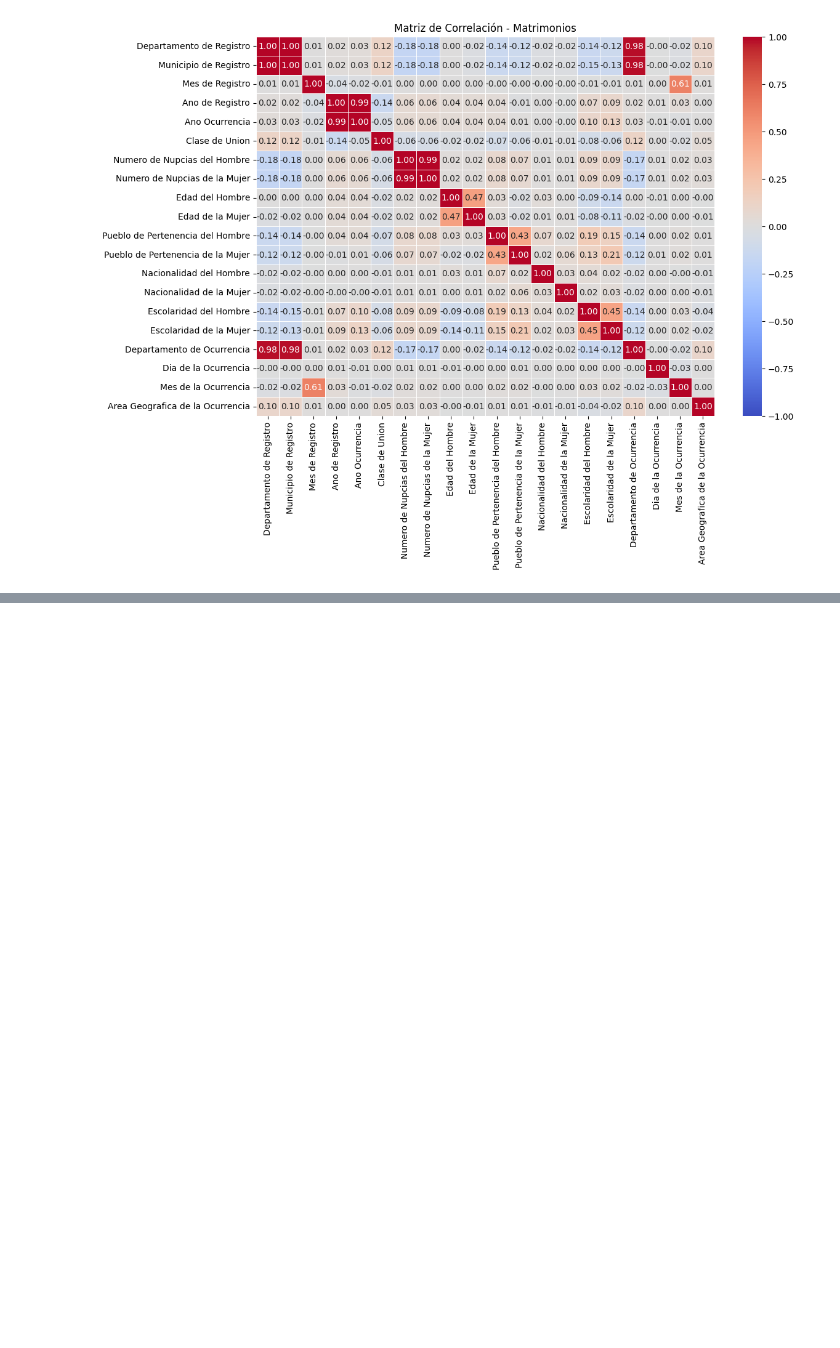
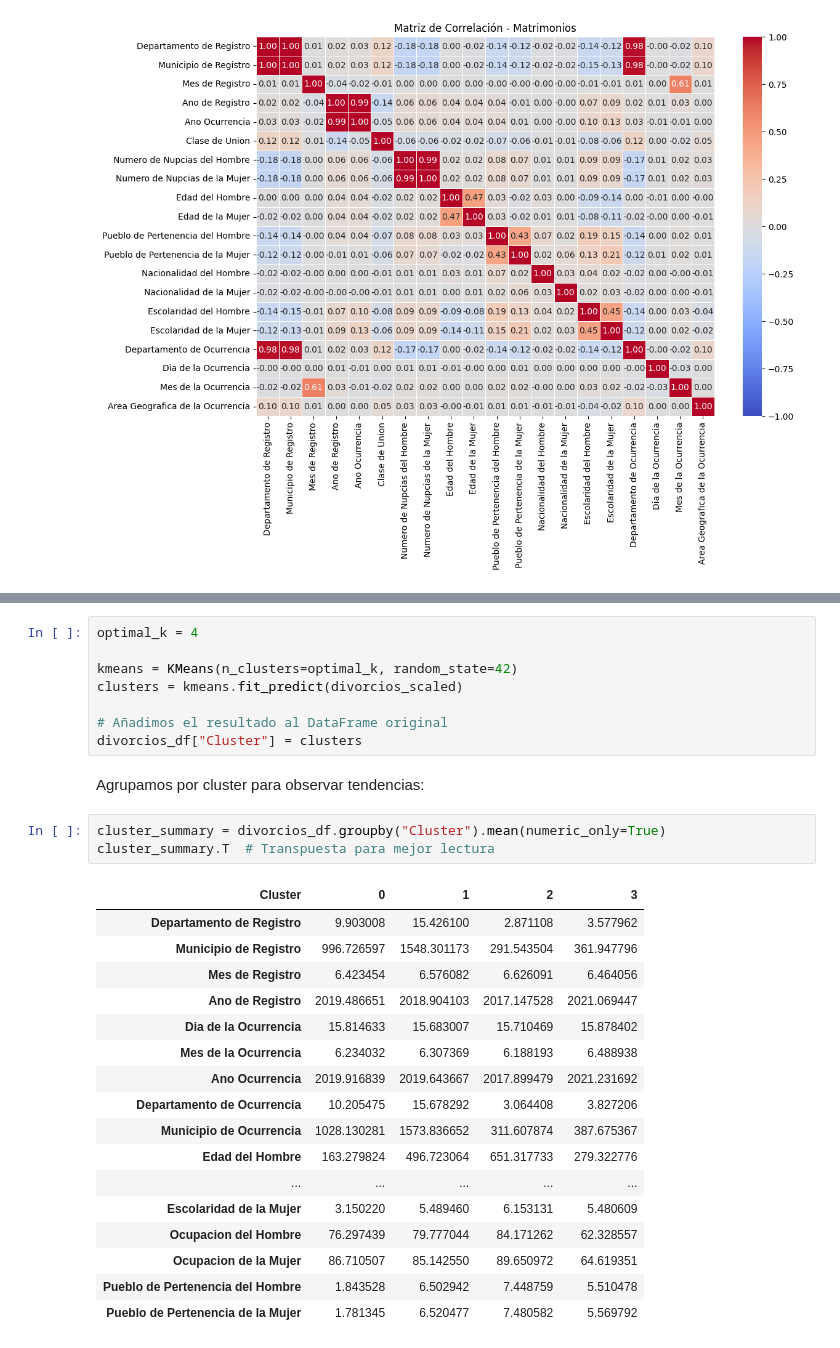
Before and after one commit to Sofiamishel2003/Proyecto-3, a Jupyter notebook: Proyecto3.ipynb, the cells around one changed output, grey strips where cells are left out. Drawn from its saved outputs; the diff is of its cells as text; blank space fills up the shorter version.

```diff
--- a/Proyecto3.ipynb
+++ b/Proyecto3.ipynb
@@ -232,0 +332,31 @@ plt.show()
+# %%
+optimal_k = 4
+
+kmeans = KMeans(n_clusters=optimal_k, random_state=42)
+clusters = kmeans.fit_predict(divorcios_scaled)
+
+# Añadimos el resultado al DataFrame original
+divorcios_df["Cluster"] = clusters
+# %% [markdown]
+Agrupamos por cluster para observar tendencias:
+# %%
+cluster_summary = divorcios_df.groupby("Cluster").mean(numeric_only=True)
+cluster_summary.T  # Transpuesta para mejor lectura
+# %% [output]
+| Cluster | 0 | 1 | 2 | 3 |
+| Departamento de Registro | 9.903008 | 15.426100 | 2.871108 | 3.577962 |
+| Municipio de Registro | 996.726597 | 1548.301173 | 291.543504 | 361.947796 |
+| Mes de Registro | 6.423454 | 6.576082 | 6.626091 | 6.464056 |
+| Ano de Registro | 2019.486651 | 2018.904103 | 2017.147528 | 2021.069447 |
+| Dia de la Ocurrencia | 15.814633 | 15.683007 | 15.710469 | 15.878402 |
+| Mes de la Ocurrencia | 6.234032 | 6.307369 | 6.188193 | 6.488938 |
+| Ano Ocurrencia | 2019.916839 | 2019.643667 | 2017.899479 | 2021.231692 |
+| Departamento de Ocurrencia | 10.205475 | 15.678292 | 3.064408 | 3.827206 |
+| Municipio de Ocurrencia | 1028.130281 | 1573.836652 | 311.607874 | 387.675367 |
+| Edad del Hombre | 163.279824 | 496.723064 | 651.317733 | 279.322776 |
+| ... | ... | ... | ... | ... |
+| Escolaridad de la Mujer | 3.150220 | 5.489460 | 6.153131 | 5.480609 |
+| Ocupacion del Hombre | 76.297439 | 79.777044 | 84.171262 | 62.328557 |
+| Ocupacion de la Mujer | 86.710507 | 85.142550 | 89.650972 | 64.619351 |
+| Pueblo de Pertenencia del Hombre | 1.843528 | 6.502942 | 7.448759 | 5.510478 |
+| Pueblo de Pertenencia de la Mujer | 1.781345 | 6.520477 | 7.480582 | 5.569792 |
```
Also changed, not shown: parts of 9 cells of this notebook.
